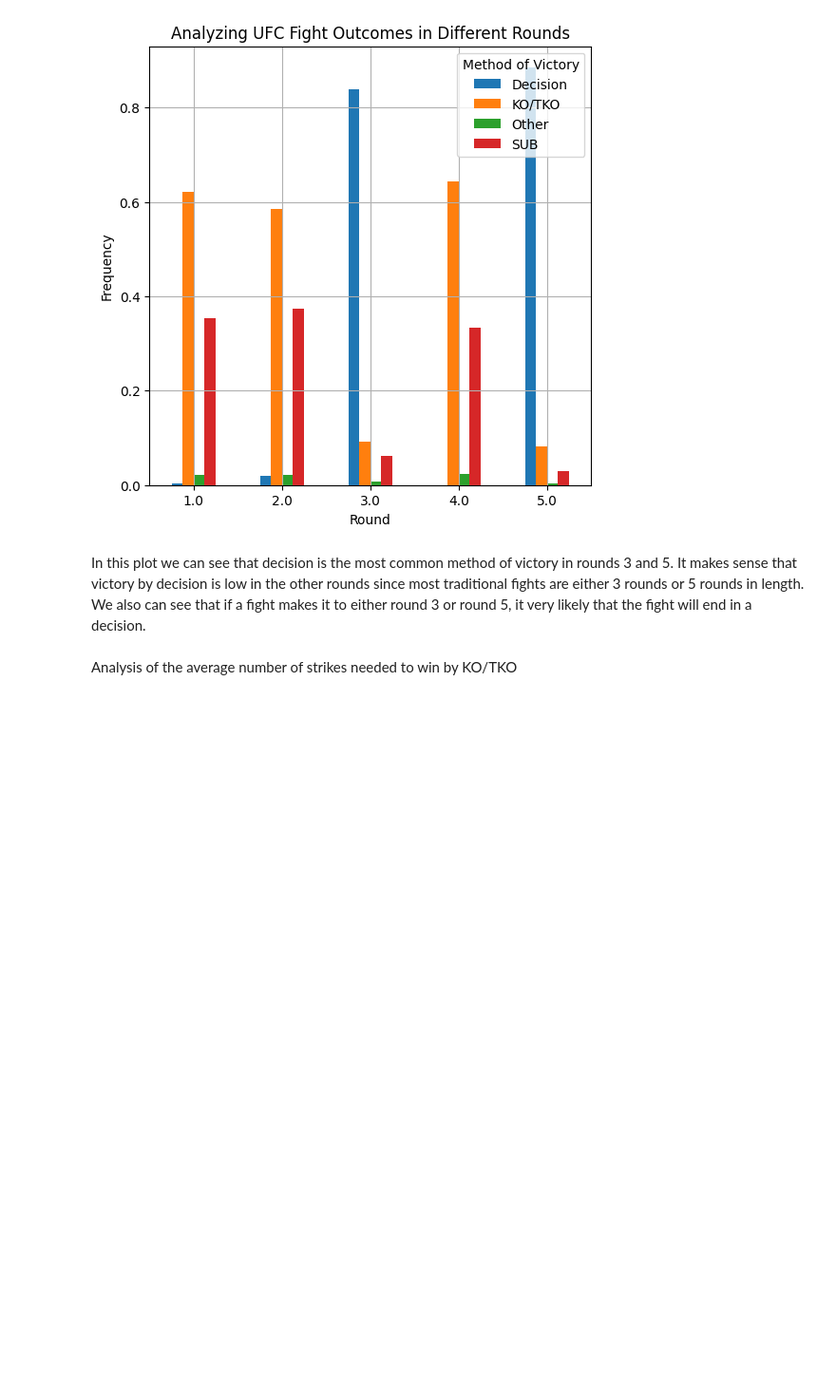
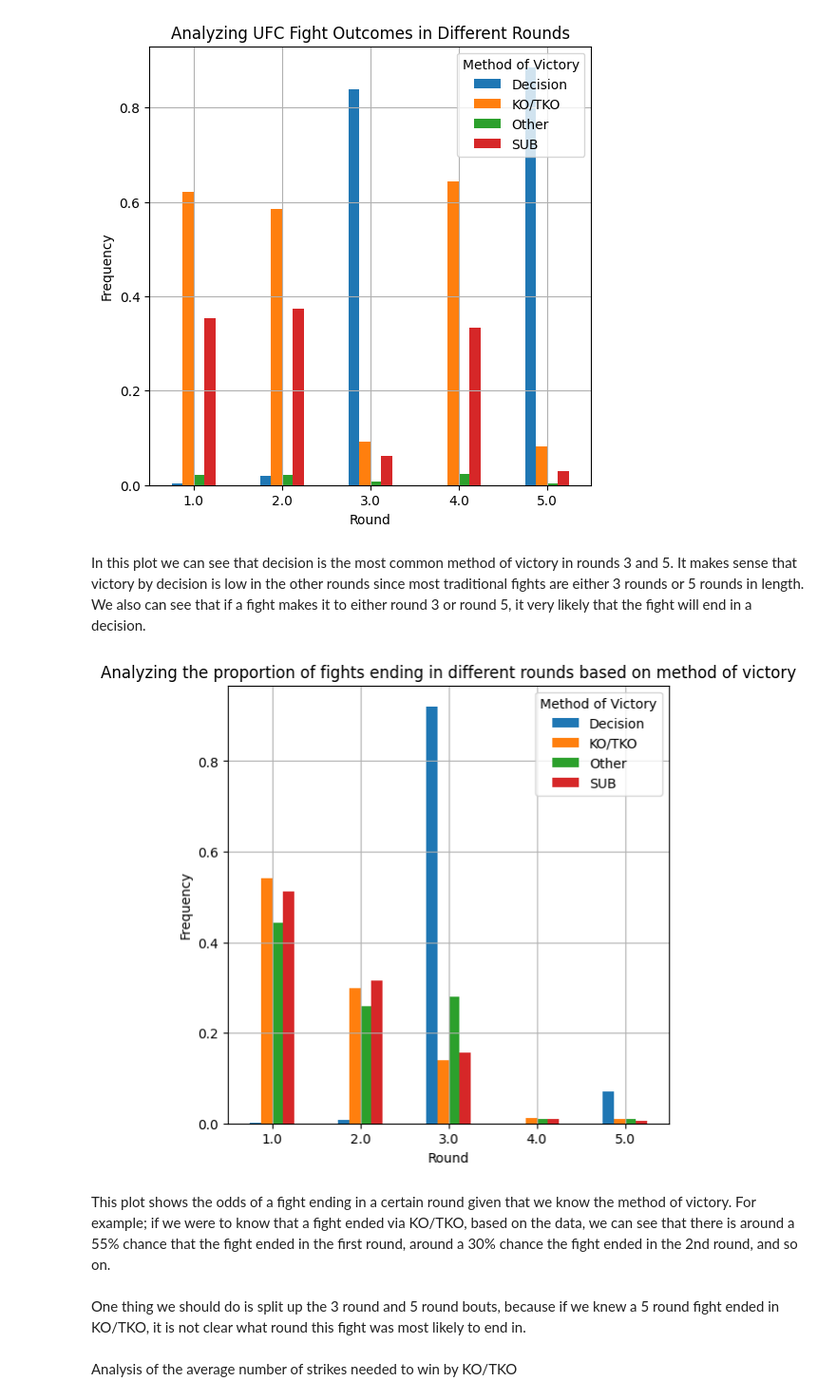
Before and after one commit to thomassems/UFC-Fight-Analytics, a Jupyter notebook: fight_analysis.ipynb, the cells around one changed output. Shown: that part at 95% size. Saved outputs shown, nothing was run; the diff lists cells and outputs as text; code cells hidden in the pictures; blank space fills up the shorter version.

Commit message:
Plotted the proportion of fights ending in different rounds based on method of victory

```diff
--- a/fight_analysis.ipynb
+++ b/fight_analysis.ipynb
@@ -206,6 +206,26 @@ plt.show()
 [figure]
 # %% [markdown]
 In this plot we can see that decision is the most common method of victory in rounds 3 and 5. It makes sense that victory by decision is low in the other rounds since most traditional fights are either 3 rounds or 5 rounds in length. We also can see that if a fight makes it to either round 3 or round 5, it very likely that the fight will end in a decision.
+# %%
+frequencies = train_data.groupby(['Round', 'VictoryMethod']).size().reset_index(name='Frequency')
+frequencies['Total'] = frequencies.groupby('VictoryMethod')['Frequency'].transform('sum')
+frequencies['Proportion'] = frequencies['Frequency'] / frequencies['Total']
+frequencies
+pivot_df = frequencies.pivot(index='Round', columns='VictoryMethod', values='Proportion')
+pivot_df.plot(kind='bar', figsize=(6, 6))
+plt.title('Analyzing the proportion of fights ending in different rounds based on method of victory')
+plt.xlabel('Round')
+plt.ylabel('Frequency')
+plt.xticks(rotation=0)
+plt.grid(True)
+plt.legend(title='Method of Victory', loc="upper right")
+plt.show()
+# %% [output]
+[figure, added]
+# %% [markdown]
+This plot shows the odds of a fight ending in a certain round given that we know the method of victory. For example; if we were to know that a fight ended via KO/TKO, based on the data, we can see that there is around a 55% chance that the fight ended in the first round, around a 30% chance the fight ended in the 2nd round, and so on.
+# %% [markdown]
+One thing we should do is split up the 3 round and 5 round bouts, because if we knew a 5 round fight ended in KO/TKO, it is not clear what round this fight was most likely to end in.
 # %%
 # Can also look at the odds of getting a KO
 # changes in different rounds and how the odds of getting a submission changes in different rounds. Can calculate if
```
